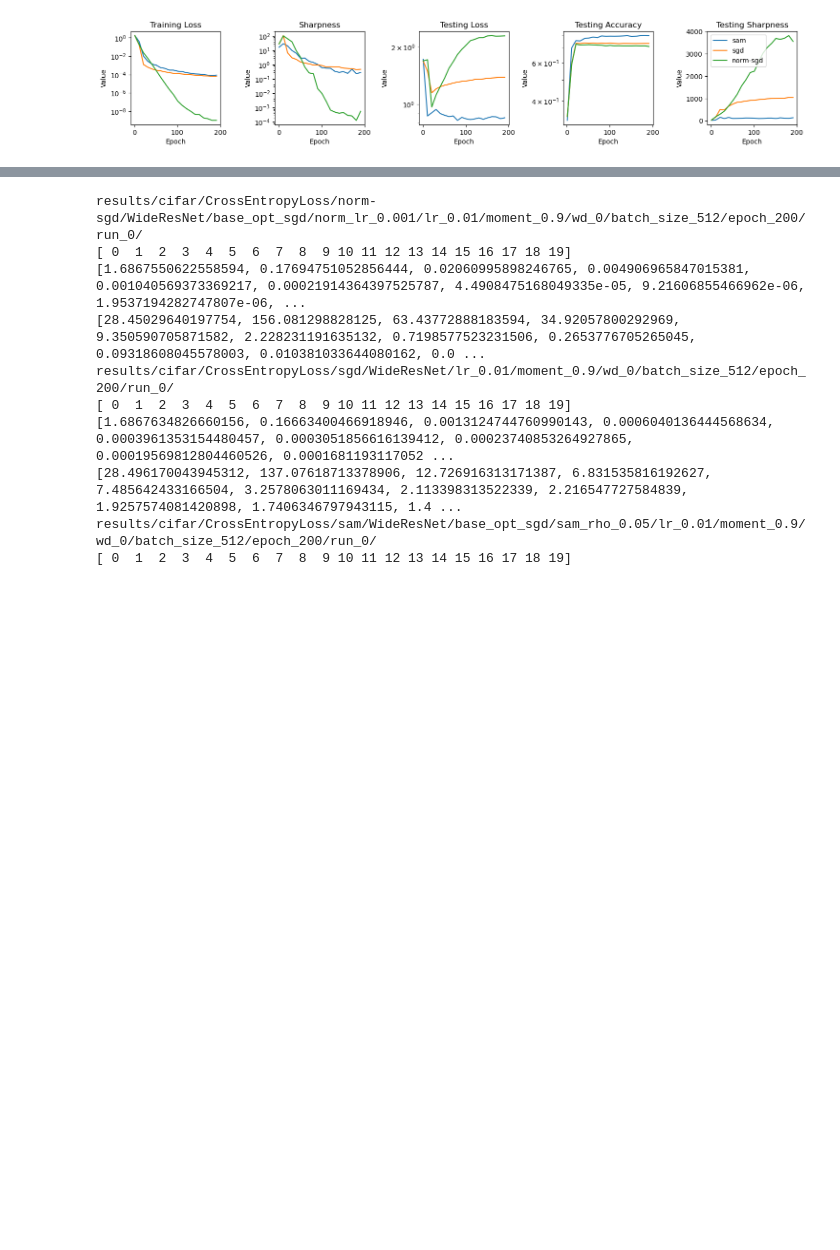
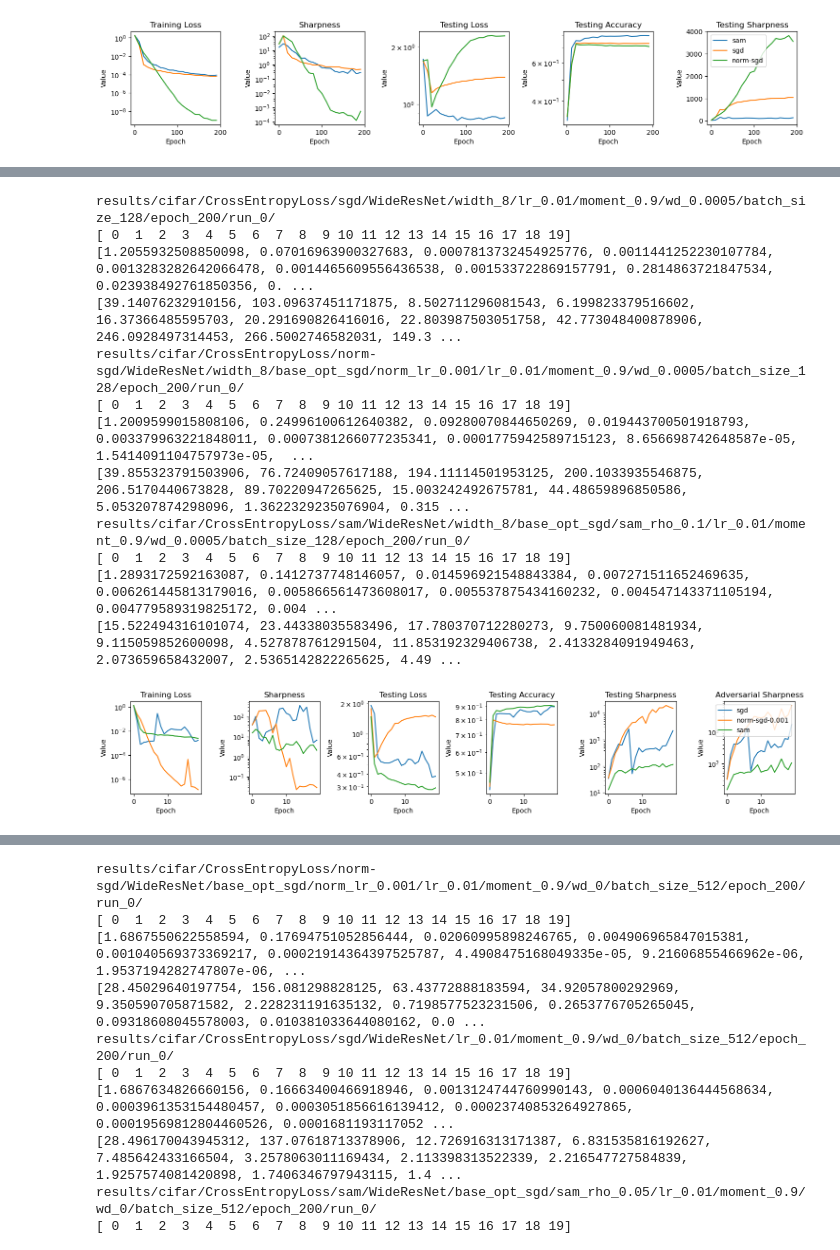
Before and after one commit to lucmonl/mlopt, a Jupyter notebook: notebook/sharpness-generalization.ipynb, the cells around one changed output, grey strips where cells are left out. Saved outputs shown, nothing was run; the diff lists cells and outputs as text; code cells hidden in the pictures; blank space fills up the shorter version.

```diff
--- a/notebook/sharpness-generalization.ipynb
+++ b/notebook/sharpness-generalization.ipynb
@@ -457,3 +485,38 @@ results/cifar/norm-sgd/WideResNet/norm_lr_0.001/lr_0.01/wd_0/batch_size_512/epoc
+# %%
+from plot_functions import plot_figures_opts
+from main import graphs
+
+lr, dataset_name, loss_name, momentum, weight_decay, batch_size, width_factor, epochs = 0.01, "cifar", 'CrossEntropyLoss', 0.9, 0.0005, 128, 8, 200
+model_name = "WideResNet"
+model_params = {}
+#model_params["sam"] = {"feat_dim":50, "train_size": train_size, "sam_rho":0.2}
+model_params["sam"] = {"width": width_factor, "base_opt": "sgd","sam_rho":0.1}
+#model_params["sam"] = {"base_opt": "adam","sam_rho":2.0, "sam": "adaptive"}
+model_params["sgd"] = {"width": width_factor}
+model_params["norm-sgd-0.001"] = {'width':width_factor, "base_opt": "sgd", "norm_lr": 0.001}
+#model_params["norm-sgd-0.1"] = {"norm_lr": 0.05, "feat_dim":30, "train_size": train_size}
+
+opt_params = {}
+opt_params['sam'] = {"adv_eta":0.01, 'lr': lr, 'dataset_name':dataset_name, 'loss': loss_name, 'opt':'sam', 'model_name':model_name, 'momentum':momentum, 'weight_decay':0.0005, 'batch_size':128, 'epochs':epochs}
+opt_params['sgd'] = {"adv_eta":0.01, 'lr': lr, 'dataset_name':dataset_name, 'loss': loss_name, 'opt':'sgd', 'model_name':model_name, 'momentum':momentum, 'weight_decay':weight_decay, 'batch_size':batch_size, 'epochs':epochs}
+opt_params['norm-sgd-0.001'] = {"adv_eta":0.01, 'lr': lr, 'dataset_name':dataset_name, 'loss': loss_name, 'opt':'norm-sgd', 'model_name':model_name, 'momentum':momentum, 'weight_decay':weight_decay, 'batch_size':batch_size, 'epochs':epochs}
+opt_params['norm-sgd-0.1'] = {"adv_eta":0.01, 'lr': lr, 'dataset_name':dataset_name, 'loss': loss_name, 'opt':'norm-sgd', 'model_name':model_name, 'momentum':momentum, 'weight_decay':weight_decay, 'batch_size':batch_size, 'epochs':epochs}
+
+plot_figures_opts(["sgd", "norm-sgd-0.001", "sam"], model_params, opt_params)
+# %% [output]
+results/cifar/CrossEntropyLoss/sgd/WideResNet/width_8/lr_0.01/moment_0.9/wd_0.0005/batch_size_128/epoch_200/run_0/
+[ 0  1  2  3  4  5  6  7  8  9 10 11 12 13 14 15 16 17 18 19]
+[1.2055932508850098, 0.07016963900327683, 0.0007813732454925776, 0.0011441252230107784, 0.0013283282642066478, 0.0014465609556436538, 0.001533722869157791, 0.2814863721847534, 0.023938492761850356, 0. ...
+[39.14076232910156, 103.09637451171875, 8.502711296081543, 6.199823379516602, 16.37366485595703, 20.291690826416016, 22.803987503051758, 42.773048400878906, 246.0928497314453, 266.5002746582031, 149.3 ...
+results/cifar/CrossEntropyLoss/norm-sgd/WideResNet/width_8/base_opt_sgd/norm_lr_0.001/lr_0.01/moment_0.9/wd_0.0005/batch_size_128/epoch_200/run_0/
+[ 0  1  2  3  4  5  6  7  8  9 10 11 12 13 14 15 16 17 18 19]
+[1.2009599015808106, 0.24996100612640382, 0.09280070844650269, 0.019443700501918793, 0.003379963221848011, 0.0007381266077235341, 0.0001775942589715123, 8.656698742648587e-05, 1.5414091104757973e-05,  ...
+[39.855323791503906, 76.72409057617188, 194.11114501953125, 200.1033935546875, 206.5170440673828, 89.70220947265625, 15.003242492675781, 44.48659896850586, 5.053207874298096, 1.3622329235076904, 0.315 ...
+results/cifar/CrossEntropyLoss/sam/WideResNet/width_8/base_opt_sgd/sam_rho_0.1/lr_0.01/moment_0.9/wd_0.0005/batch_size_128/epoch_200/run_0/
+[ 0  1  2  3  4  5  6  7  8  9 10 11 12 13 14 15 16 17 18 19]
+[1.2893172592163087, 0.1412737748146057, 0.014596921548843384, 0.007271511652469635, 0.006261445813179016, 0.005866561473608017, 0.005537875434160232, 0.004547143371105194, 0.004779589319825172, 0.004 ...
+[15.522494316101074, 23.44338035583496, 17.780370712280273, 9.750060081481934, 9.115059852600098, 4.527878761291504, 11.853192329406738, 2.4133284091949463, 2.073659658432007, 2.5365142822265625, 4.49 ...
+[figure, added]
 # %%
 ! python main.py --dataset cifar --model WideResNet --loss CrossEntropyLoss --opt sam --lr 0.01 --epoch 200 --analysis loss eigs adv_eigs --log_interval 10 --batch_size 512 --sam_rho 0.05 --momentum 0.9 --adv_eta 0.01
 # %%
```
Also changed, not shown: parts of 3 cells of this notebook, 3 other files.
